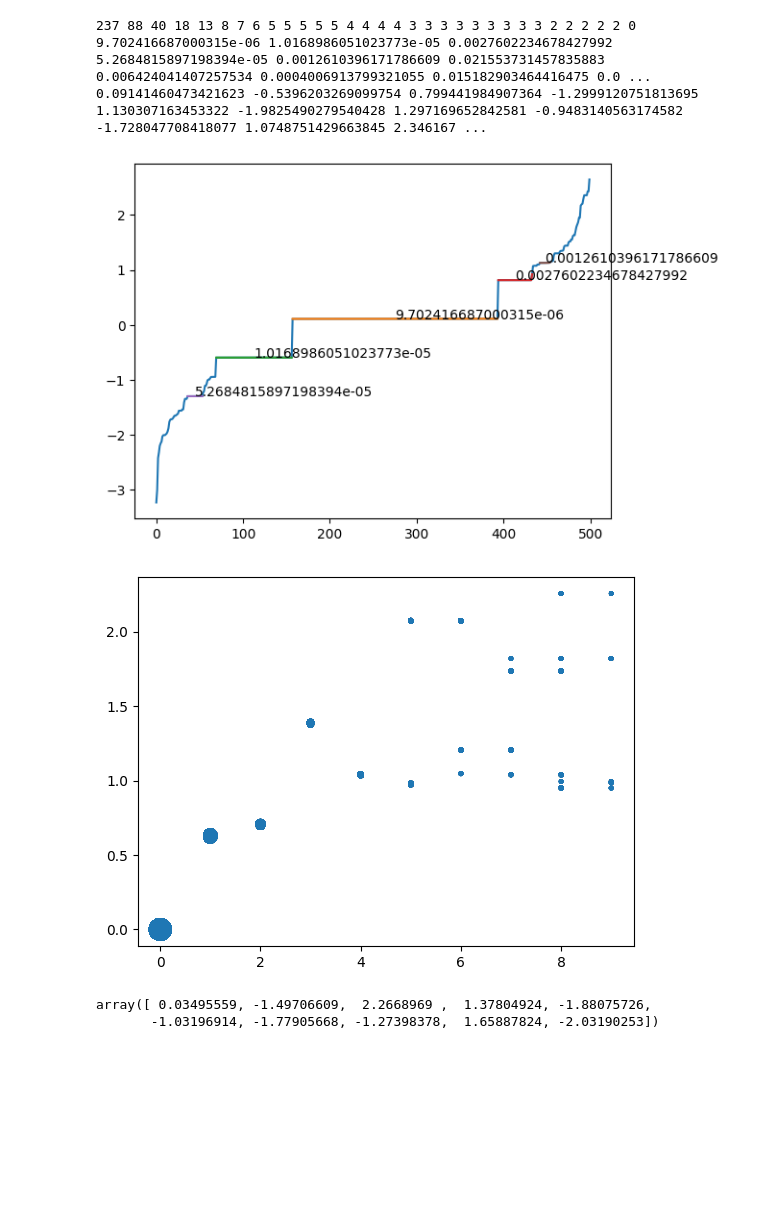
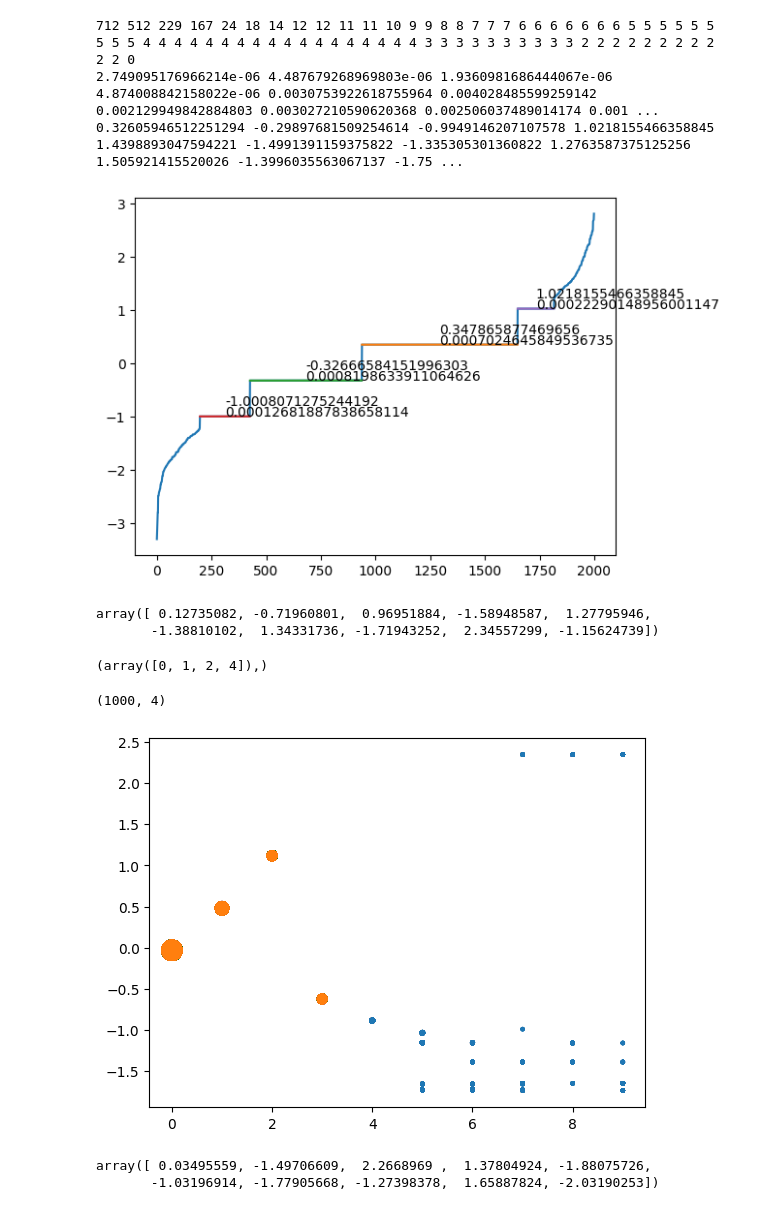
Before and after one commit to Gug-Young/Kuramoto-model, a Jupyter notebook: 230618 re cluster.ipynb, the cells around one changed output. Drawn from its saved outputs; the diff is of its cells as text; code cells hidden in the pictures; blank space fills up the shorter version.

Commit message:
re cluster

```diff
--- a/230618 re cluster.ipynb
+++ b/230618 re cluster.ipynb
@@ -17,0 +102,9 @@ from pprint import pprint
+# %%
+N = 500
+seed = 10
+K = 6
+m = 0
+theta_init,omega,_ = Normal(N,0,1,seed=seed)
+omega = omega - np.mean(omega)
+omega = np.sort(omega)
+C_rsmso(K,m,N,theta_init,omega,0*omega,t_end=5000)
@@ -18,12 +121,13 @@ from pprint import pprint
 # %%
 seed =10
-N = 500
+# N = 5000
 theta_random,omega,Kc = Normal(N,0,1,seed=seed)
 omega = omega - np.mean(omega)
 omega = np.sort(omega)
-m = 0.95
+m = 0
 dt = 0.1
-t = np.arange(0,10000,dt)
-K = 4.1
+t_end = 6000
+# K = 2.3
+t = np.arange(0,t_end,dt)
 to_ppi = lambda y: (y + np.pi)%(2*np.pi) - np.pi
-theta, dtheta,rs = mf2(K,N=N,m=m,t_array=t,p_theta=theta_random,p_dtheta= 0*omega,p_omega=omega)
+theta, dtheta,rs = mf2(K,N=N,m=m,t_array=t,p_theta=theta_random,p_dtheta= 0*omega,p_omega=omega,result_time = int((t_end)-(600))*int(1/dt))
@@ -30,7 +138,7 @@ theta, dtheta,rs = mf2(K,N=N,m=m,t_array=t,p_theta=theta_random,p_dtheta= 0*omeg
 # %%
 dtheta_c = np.cumsum(dtheta,axis=0)
 r_c = np.cumsum(rs,axis=0)
-sum_time = 5000
+sum_time = 500*int(1/dt)
 t_sum = t[sum_time:]
 avg_dtheta = (dtheta_c[sum_time:]-dtheta_c[:-sum_time])/sum_time
 avg_r = (r_c[sum_time:]-r_c[:-sum_time])/sum_time
@@ -140,25 +235,41 @@ to_cluster_bargx = lambda x: to_cluster_barg(x,peaks_new=peaks_new)
 # %%
 clusters = [to_cluster_barg(arg_psize[i],peaks_new) for i in range(len(arg_psize))]
 print(*list(map(len,clusters)))
-print(*list(map(to_cstability,clusters)))
-print(*list(map(to_mean_avg_d_o,clusters)))
+print(*list(map(to_cstability,clusters,[diff_dtheta]*len(clusters))))
+print(*list(map(to_mean_avg_d_o,clusters,[avg_dtheta]*len(clusters),[index]*len(clusters))))
 
 plt.plot(avg_dtheta[-1][arg])
-for i in range(5):
+# for i in range(8):
+for i in Is_group[0]:
     # i = 0
     x = to_cluster_bargx(arg_psize[i])[:]
     y = avg_dtheta[-1][arg][x]
     plt.plot(x,y)
-    plt.text(np.mean(x),np.mean(y),f'{np.mean(diff_dtheta[x[1:]])}')
+    plt.text(np.mean(x),np.mean(y),f'{np.std(y)}')
+    plt.text(np.mean(x),np.mean(y)+0.2,f'{np.mean(y)}')
 # %% [output]
-237 88 40 18 13 8 7 6 5 5 5 5 5 4 4 4 4 3 3 3 3 3 3 3 3 3 2 2 2 2 2 0
-9.702416687000315e-06 1.0168986051023773e-05 0.0027602234678427992 5.2684815897198394e-05 0.0012610396171786609 0.021553731457835883 0.006424041407257534 0.0004006913799321055 0.015182903464416475 0.0 ...
-0.09141460473421623 -0.5396203269099754 0.799441984907364 -1.2999120751813695 1.130307163453322 -1.9825490279540428 1.297169652842581 -0.9483140563174582 -1.728047708418077 1.0748751429663845 2.346167 ...
+712 512 229 167 24 18 14 12 12 11 11 10 9 9 8 8 7 7 7 6 6 6 6 6 6 6 5 5 5 5 5 5 5 5 5 4 4 4 4 4 4 4 4 4 4 4 4 4 4 4 4 4 4 3 3 3 3 3 3 3 3 3 3 2 2 2 2 2 2 2 2 2 2 2 0
+2.749095176966214e-06 4.487679268969803e-06 1.9360981686444067e-06 4.874008842158022e-06 0.0030753922618755964 0.004028485599259142 0.002129949842884803 0.003027210590620368 0.002506037489014174 0.001 ...
+0.32605946512251294 -0.29897681509254614 -0.9949146207107578 1.0218155466358845 1.4398893047594221 -1.4991391159375822 -1.335305301360822 1.2763587375125256 1.505921415520026 -1.3996035563067137 -1.75 ...
-[figure, old version]
+[figure, new version]
+# %%
+mean_omega
+# %% [output]
+array([ 0.12735082, -0.71960801,  0.96951884, -1.58948587,  1.27795946,
+       -1.38810102,  1.34331736, -1.71943252,  2.34557299, -1.15624739])
+# %%
+Is_group
+# %% [output]
+(array([0, 1, 2, 4]),)
+# %%
+abs(mean_omega_array[Is_group]-mean_omega_array[0]).T.shape
+# %% [output]
+(1000, 4)
 # %%
-plt.scatter(np.array([np.arange(10) for i in range(1000)]),abs(mean_omega_array-mean_omega_array[0]).T,s=psize_array.T);
+plt.scatter(np.array([np.arange(len(mean_omega_array.T[0])) for i in range(1000)]),(mean_omega_array).T,s=psize_array.T);
+plt.scatter(np.array([np.arange(len(mean_omega_array[Is_group].T[0])) for i in range(1000)]),(mean_omega_array[Is_group]).T,s=psize_array[Is_group].T);
 # %% [output]
-[figure, old version]
+[figure, new version]
 # %%
 mean_omega
 # %% [output]
```
Also changed, not shown: parts of 22 cells of this notebook, 4 other files.
